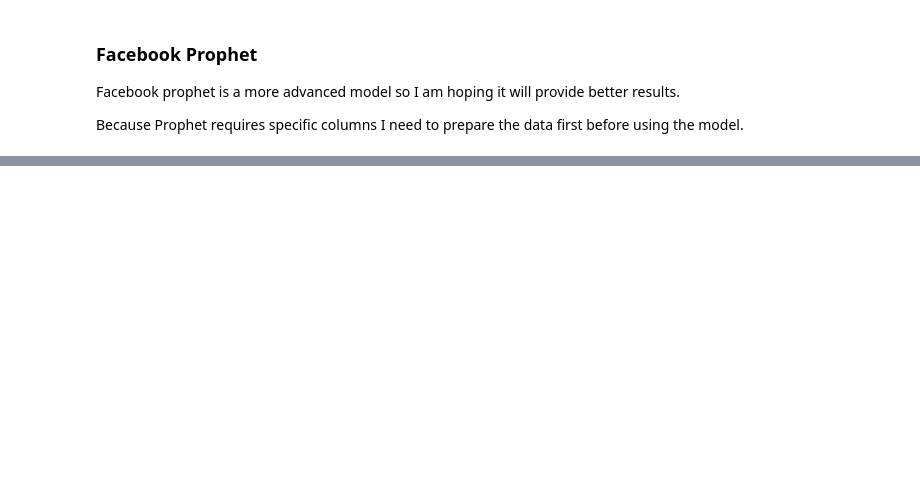
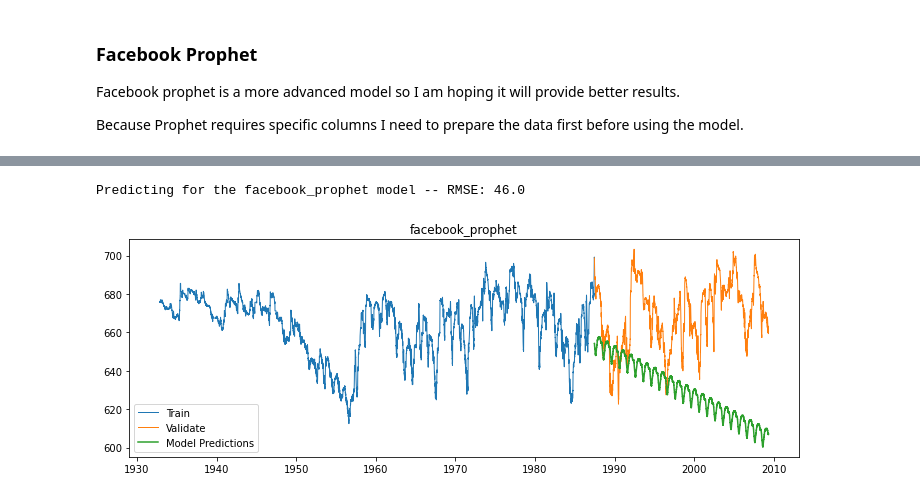
Before and after one commit to AndrewRachuig/edwards_aquifer_project, a Jupyter notebook: final_report_aquifer_project.ipynb, the cells around one changed output, grey strips where cells are left out. Cells and saved outputs as stored; diff of their text form; code cells hidden in the pictures; blank space fills up the shorter version.

Commit message:
finished first draft of final report; updated model.py functions

```diff
--- a/final_report_aquifer_project.ipynb
+++ b/final_report_aquifer_project.ipynb
@@ -408,9 +412,9 @@ Facebook prophet is a more advanced model so I am hoping it will provide better
 Because Prophet requires specific columns I need to prepare the data first before using the model.
 # %%
 # Creating a new dataframe to use for the prophet model and showing the shape of the new dataframe.
-model.prophet_setup(train)
+train_for_prophet = model.prophet_setup(train)
 # %%
 # Using the Facebook Prophet model to make and plot out predictions against actual validate values. Then storing
 # the RMSE results in eval_df for comparison with other models later.
-model.prophet_modeling(train, validate, train_for_prophet, eval_df)
+eval_df = model.prophet_model(train, validate, train_for_prophet, eval_df)
 # %% [output]
@@ -417,0 +423,2 @@ model.prophet_modeling(train, validate, train_for_prophet, eval_df)
+Predicting for the facebook_prophet model -- RMSE: 46.0
+[figure, added]
```
Also changed, not shown: parts of 20 cells of this notebook, 1 other file.
